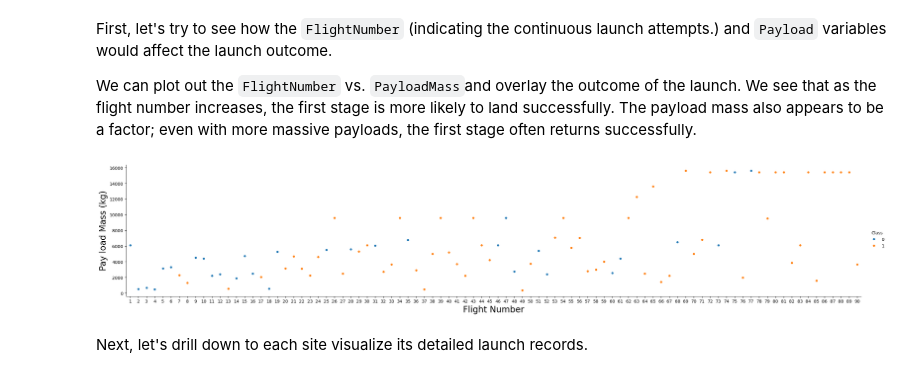
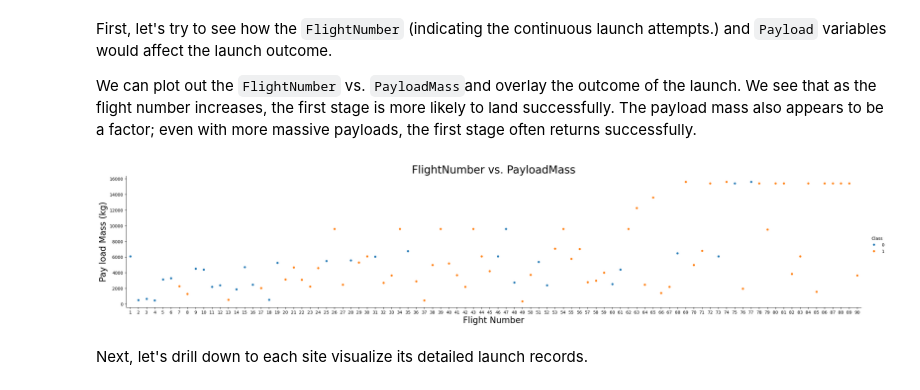
Before and after one commit to FiestaMauMau/Applied_Data_Science_Final, a Jupyter notebook: 2.2 _EDA_Visualization.ipynb, the cells around one changed output. Saved outputs shown, nothing was run; the diff lists cells and outputs as text; code cells hidden in the pictures.

```diff
--- a/2.2 _EDA_Visualization.ipynb
+++ b/2.2 _EDA_Visualization.ipynb
@@ -86,11 +86,12 @@ First, let's try to see how the `FlightNumber` (indicating the continuous launch
 We can plot out the <code>FlightNumber</code> vs. <code>PayloadMass</code>and overlay the outcome of the launch. We see that as the flight number increases, the first stage is more likely to land successfully. The payload mass also appears to be a factor; even with more massive payloads, the first stage often returns successfully.
 # %%
 sns.catplot(y="PayloadMass", x="FlightNumber", hue="Class", data=df, aspect = 5)
+plt.title("FlightNumber vs. PayloadMass", fontsize = 25)
 plt.xlabel("Flight Number",fontsize=20)
 plt.ylabel("Pay load Mass (kg)",fontsize=20)
 plt.show()
 # %% [output]
-[figure, old version]
+[figure, new version]
 # %% [markdown]
 Next, let's drill down to each site visualize its detailed launch records.
 # %% [markdown]
```
Also changed, not shown: parts of 6 cells of this notebook.
